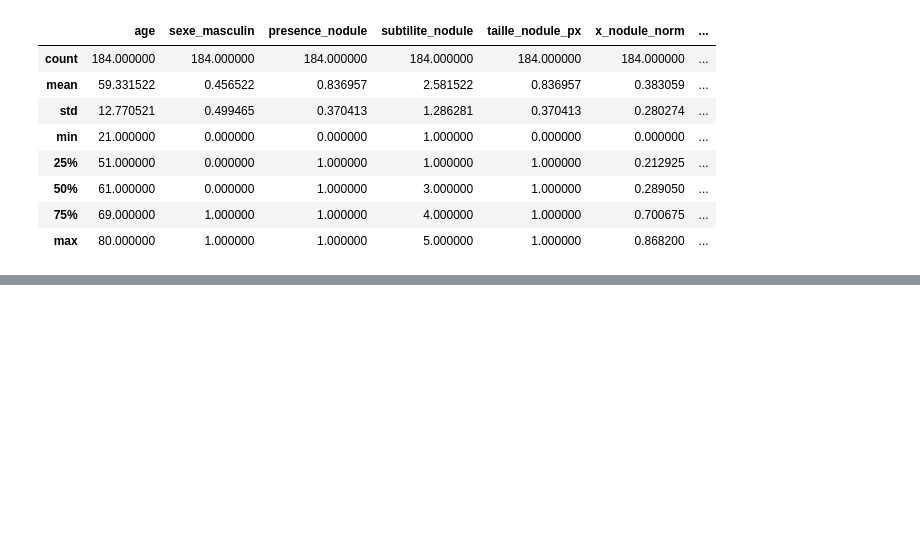
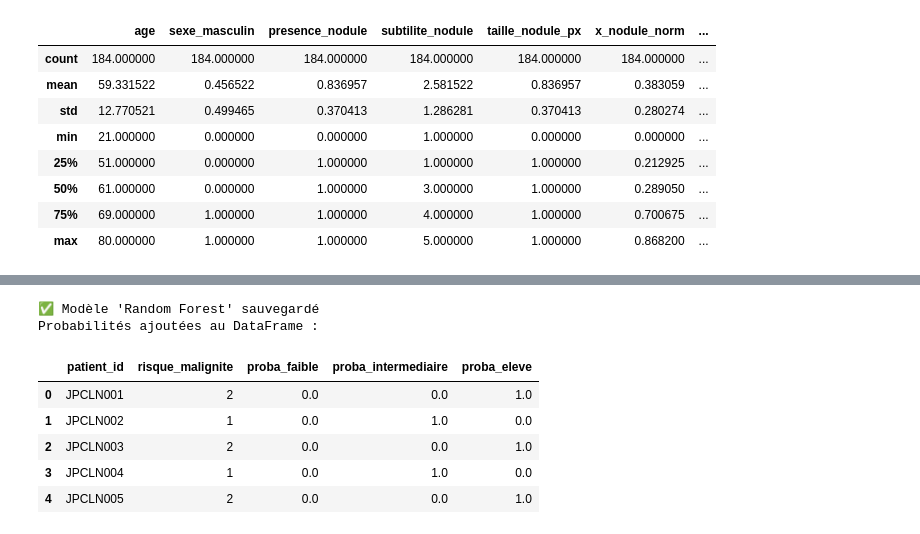
Before and after one commit to Oumarjalloh/D-tection-du-cancer-pulmonaire, a Jupyter notebook: tp_cancer.ipynb, the cells around one changed output, grey strips where cells are left out. Cells and saved outputs as stored; diff of their text form; code cells hidden in the pictures; blank space fills up the shorter version.

```diff
--- a/tp_cancer.ipynb
+++ b/tp_cancer.ipynb
@@ -116,0 +255,25 @@ plt.show()
+# %%
+import joblib
+
+joblib.dump(best_model, 'model1_tabular.pkl')
+joblib.dump(scaler, 'scaler.pkl')
+print(f"✅ Modèle '{best_name}' sauvegardé")
+
+# Probabilités sur TOUT le dataset → features pour le Modèle 2
+X_all_scaled = scaler.transform(X)
+proba_all = best_model.predict_proba(X_all_scaled)
+df['proba_faible'] = proba_all[:, 0]
+df['proba_intermediaire'] = proba_all[:, 1]
+df['proba_eleve'] = proba_all[:, 2]
+
+print("Probabilités ajoutées au DataFrame :")
+df[['patient_id', 'risque_malignite', 'proba_faible', 'proba_intermediaire', 'proba_eleve']].head()
+# %% [output]
+✅ Modèle 'Random Forest' sauvegardé
+Probabilités ajoutées au DataFrame :
+|  | patient_id | risque_malignite | proba_faible | proba_intermediaire | proba_eleve |
+| 0 | JPCLN001 | 2 | 0.0 | 0.0 | 1.0 |
+| 1 | JPCLN002 | 1 | 0.0 | 1.0 | 0.0 |
+| 2 | JPCLN003 | 2 | 0.0 | 0.0 | 1.0 |
+| 3 | JPCLN004 | 1 | 0.0 | 1.0 | 0.0 |
+| 4 | JPCLN005 | 2 | 0.0 | 0.0 | 1.0 |
```
Also changed, not shown: parts of 7 cells of this notebook, 2 other files.
